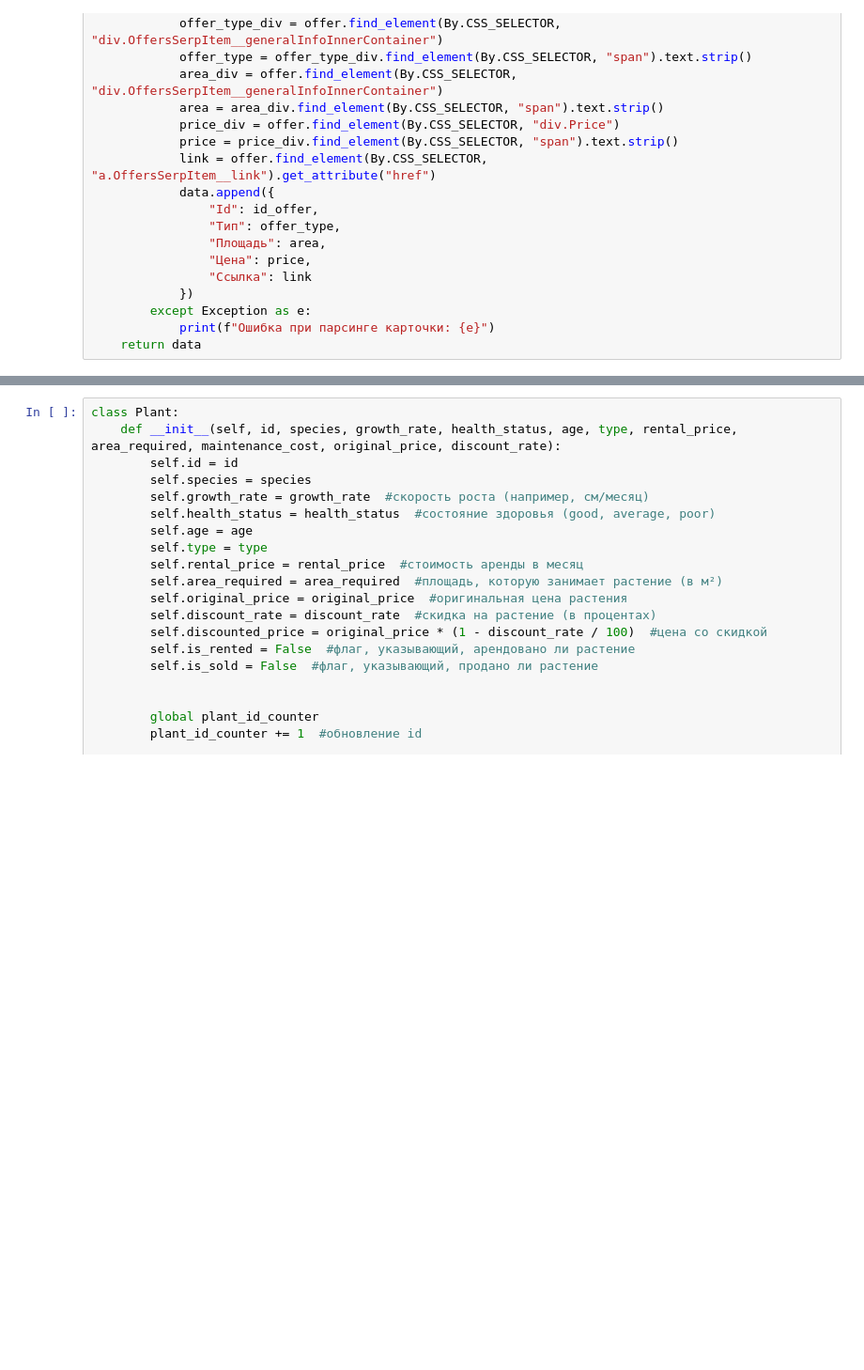
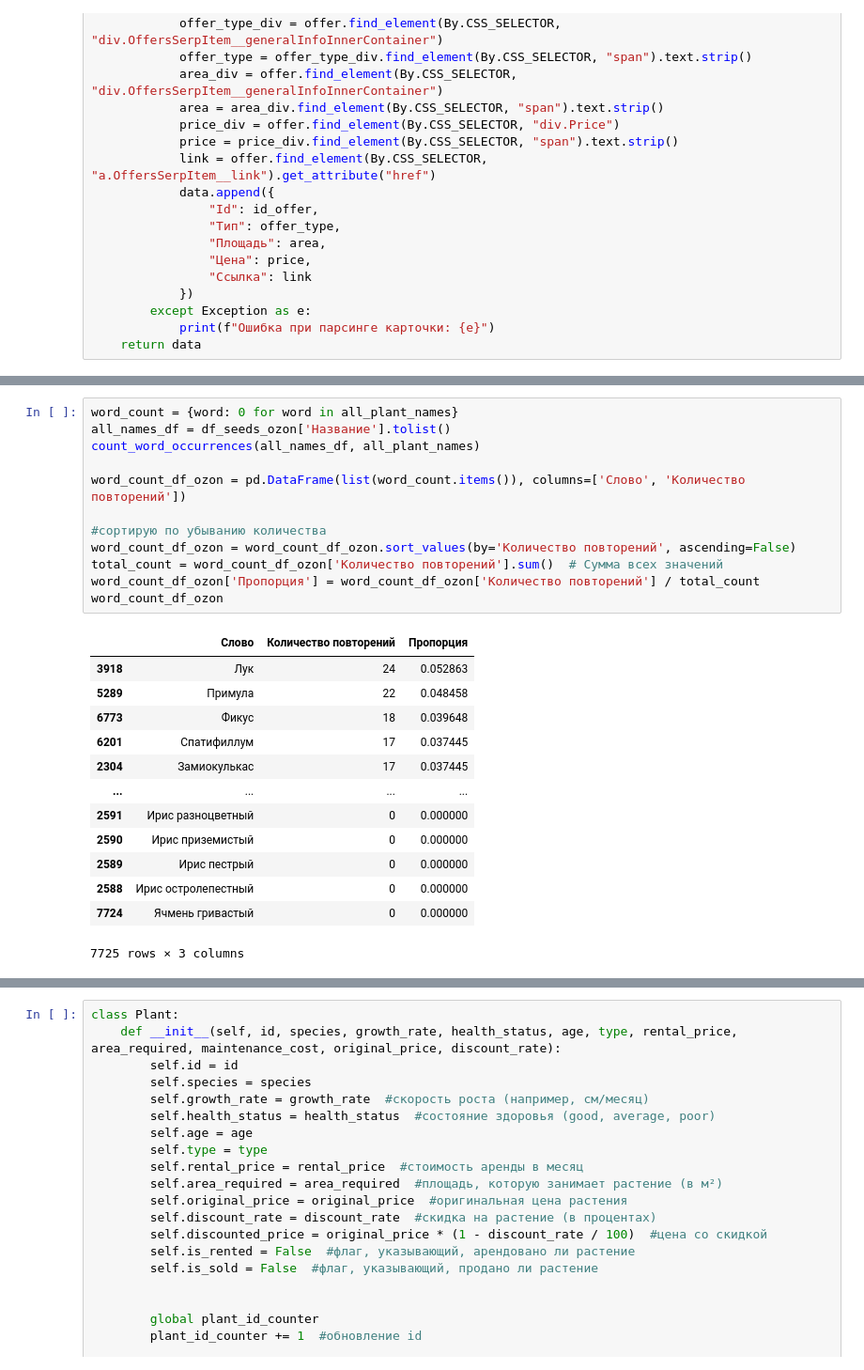
Before and after one commit to StepM4/project_hse, a Jupyter notebook: business_model.ipynb, the cells around one changed output, grey strips where cells are left out. Shown at 94% size. Drawn from its saved outputs; the diff is of its cells as text; blank space fills up the shorter version.

```diff
--- a/business_model.ipynb
+++ b/business_model.ipynb
@@ -247,0 +306,26 @@ for word, count in sorted_word_count:
+# %%
+word_count = {word: 0 for word in all_plant_names}
+all_names_df = df_seeds_ozon['Название'].tolist()
+count_word_occurrences(all_names_df, all_plant_names)
+
+word_count_df_ozon = pd.DataFrame(list(word_count.items()), columns=['Слово', 'Количество повторений'])
+
+#cортирую по убыванию количества
+word_count_df_ozon = word_count_df_ozon.sort_values(by='Количество повторений', ascending=False)
+total_count = word_count_df_ozon['Количество повторений'].sum()  # Сумма всех значений
+word_count_df_ozon['Пропорция'] = word_count_df_ozon['Количество повторений'] / total_count
+word_count_df_ozon
+# %% [output]
+|  | Слово | Количество повторений | Пропорция |
+| 3918 | Лук | 24 | 0.052863 |
+| 5289 | Примула | 22 | 0.048458 |
+| 6773 | Фикус | 18 | 0.039648 |
+| 6201 | Спатифиллум | 17 | 0.037445 |
+| 2304 | Замиокулькас | 17 | 0.037445 |
+| ... | ... | ... | ... |
+| 2591 | Ирис разноцветный | 0 | 0.000000 |
+| 2590 | Ирис приземистый | 0 | 0.000000 |
+| 2589 | Ирис пестрый | 0 | 0.000000 |
+| 2588 | Ирис остролепестный | 0 | 0.000000 |
+| 7724 | Ячмень гривастый | 0 | 0.000000 |
+7725 rows × 3 columns
```
Also changed, not shown: parts of 23 cells of this notebook.
